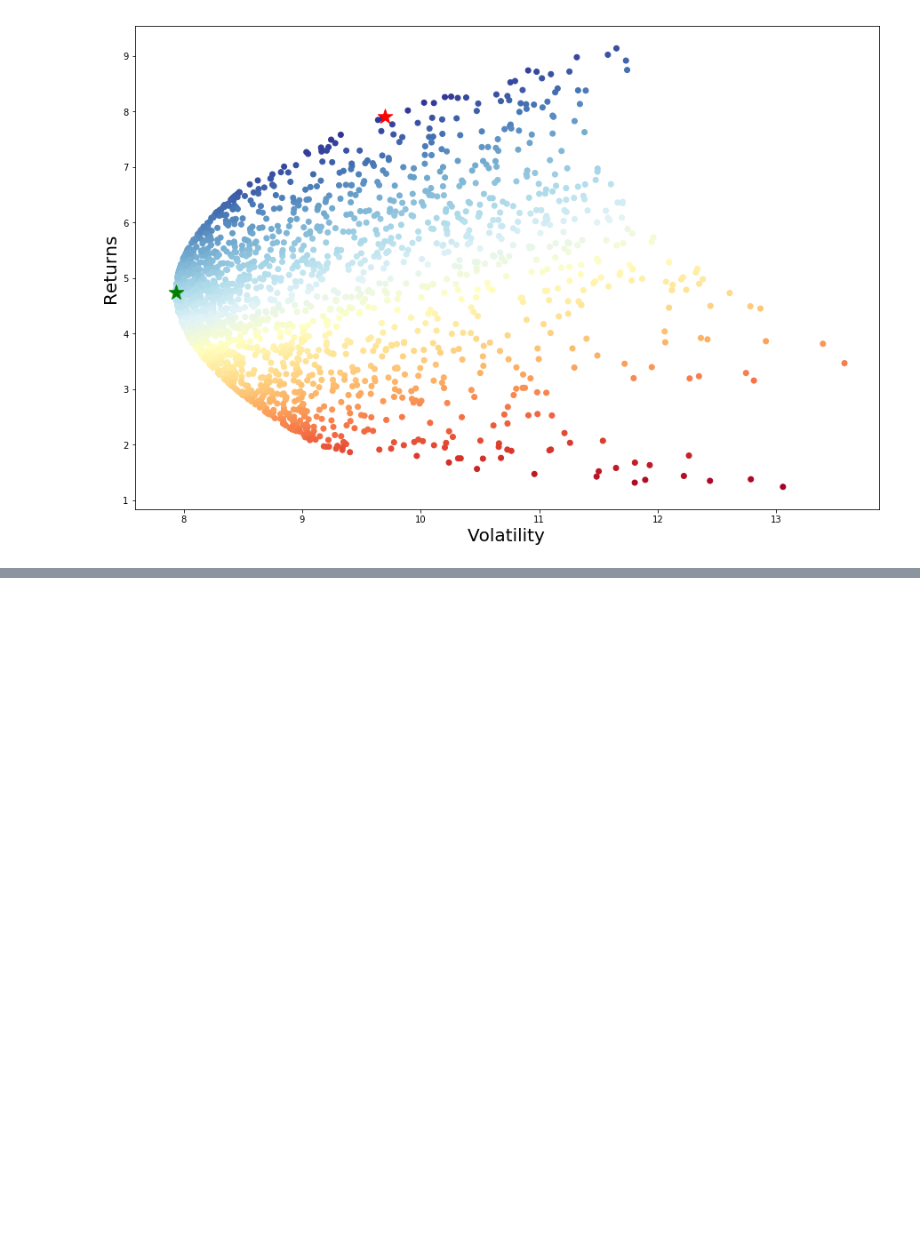
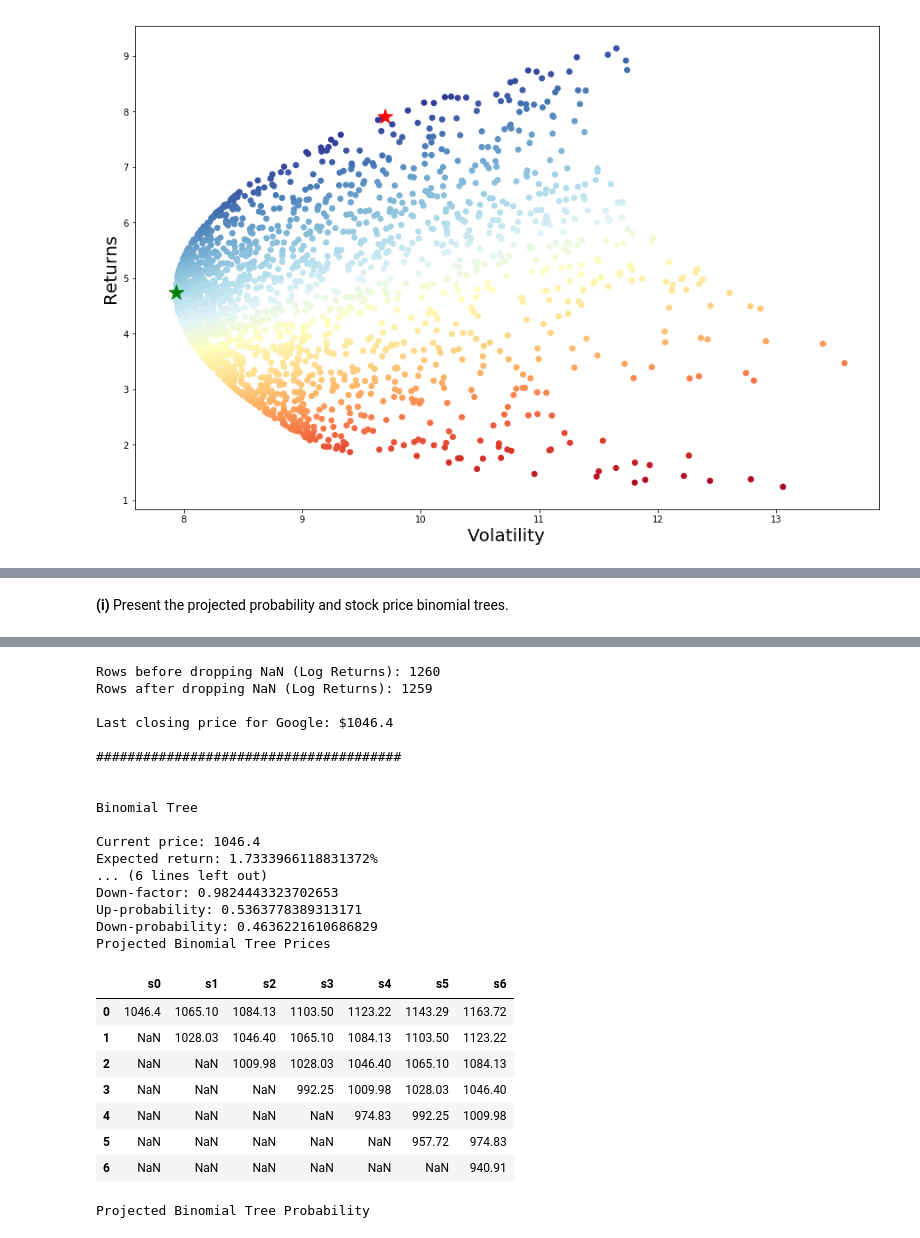
Before and after one commit to achmand/ari5122_assignment, a Jupyter notebook: src/fintech_part_1.ipynb, the cells around one changed output, grey strips where cells are left out. Drawn from its saved outputs; the diff is of its cells as text; code cells hidden in the pictures; blank space fills up the shorter version.

Commit message:
[CODE] Completed Pt.1 Q3- Binomial Trees.

```diff
--- a/src/fintech_part_1.ipynb
+++ b/src/fintech_part_1.ipynb
@@ -625,0 +631,51 @@ Text(0, 0.5, 'Returns')
+# %% [markdown]
+<b>(i)</b> Present the projected probability and stock price binomial trees.
+# %%
+# get the google prices from the dictionary
+# they were downloaded in Q1.vii
+google_prices = prices_dict[goog_ticker[0]]
+
+# calculate log returns
+google_prices[const.COL_LOG_RETURN] = pr.log_diff(dataframe=google_prices,
+                                                  column=const.COL_ADJ_CLOSE,
+                                                  shift=1)
+
+# print head and tail and total rows
+display(google_prices.head())
+display(google_prices.tail())
+
+# print rows count before dropping NaN
+print("Rows before dropping NaN (Log Returns): {0}".format(google_prices.shape[0]))
+
+# drop NaN daily log returns
+google_prices = google_prices.dropna()
+
+# print rows count after dropping NaN
+print("Rows after dropping NaN (Log Returns): {0}".format(google_prices.shape[0]))
+
+# compute month expected return and volatility
+google_returns, google_volatility = fmd.annretvol_asset(asset_return=google_prices[const.COL_LOG_RETURN],
+                                                        year_days=const.MONTH_20)
+
+# get the last closing price for google
+google_last_close = round(google_prices.tail(1)[const.COL_ADJ_CLOSE].values[0], 2)
+print("\nLast closing price for Google: ${0}".format(google_last_close))
+
+print("\n#######################################\n")
+print("\nBinomial Tree\n")
+
+# construct binomial tree
+simulation_time = 0.5 # since half a year (1Y = 1; 6M = 0.5)
+time_periods = 6 # for the next 6 months
+binomial_prices_df, binomial_probs_df, expected_values = fmd.binomial_tree(expected_return=google_returns,
+                                                                           expected_volatility=google_volatility,
+                                                                           current_price=google_last_close,
+                                                                           simulation_time=simulation_time,
+                                                                           time_periods=time_periods)
+
+# print projected results
+print("Projected Binomial Tree Prices")
+display(binomial_prices_df)
+print("Projected Binomial Tree Probability")
+display(binomial_probs_df)
+# %% [output]
@@ -625,0 +696,26 @@ Text(0, 0.5, 'Returns')
+Rows before dropping NaN (Log Returns): 1260
+Rows after dropping NaN (Log Returns): 1259
+
+Last closing price for Google: $1046.4
+
+#######################################
+
+
+Binomial Tree
+
+Current price: 1046.4
+Expected return: 1.7333966118831372%
+... (6 lines left out)
+Down-factor: 0.9824443323702653
+Up-probability: 0.5363778389313171
+Down-probability: 0.4636221610686829
+Projected Binomial Tree Prices
+|  | s0 | s1 | s2 | s3 | s4 | s5 | s6 |
+| 0 | 1046.4 | 1065.10 | 1084.13 | 1103.50 | 1123.22 | 1143.29 | 1163.72 |
+| 1 | NaN | 1028.03 | 1046.40 | 1065.10 | 1084.13 | 1103.50 | 1123.22 |
+| 2 | NaN | NaN | 1009.98 | 1028.03 | 1046.40 | 1065.10 | 1084.13 |
+| 3 | NaN | NaN | NaN | 992.25 | 1009.98 | 1028.03 | 1046.40 |
+| 4 | NaN | NaN | NaN | NaN | 974.83 | 992.25 | 1009.98 |
+| 5 | NaN | NaN | NaN | NaN | NaN | 957.72 | 974.83 |
+| 6 | NaN | NaN | NaN | NaN | NaN | NaN | 940.91 |
+Projected Binomial Tree Probability
```
Also changed, not shown: parts of 7 cells of this notebook, 1 other file.
